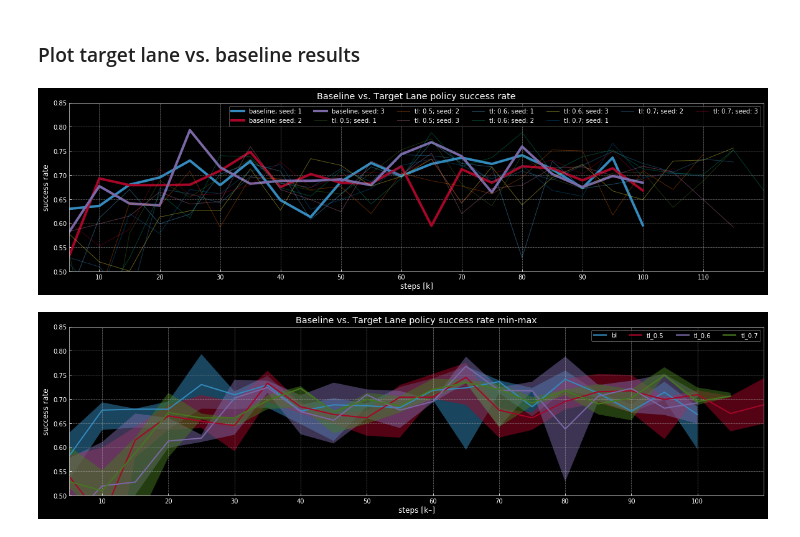
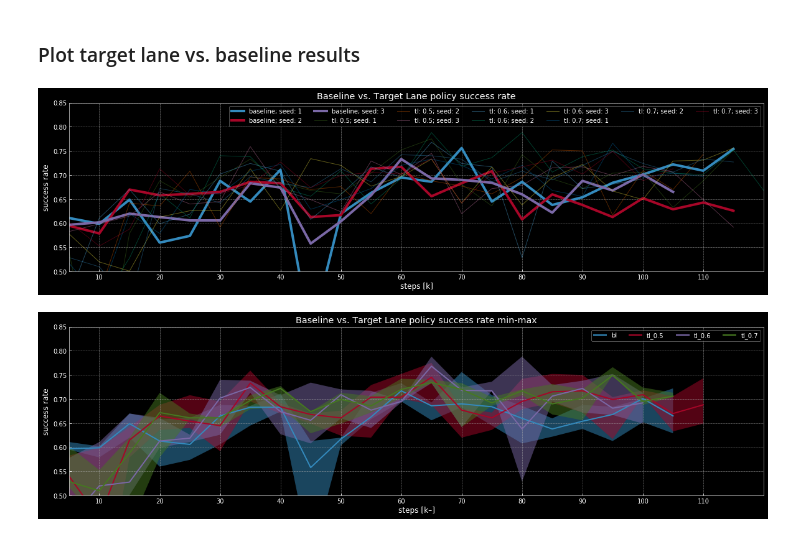
Before and after one commit to Atcold/pytorch-PPUU, a Jupyter notebook: Notebooks/Plotting-success-rate_tl.ipynb, the cells around one changed output. Saved outputs shown, nothing was run; the diff lists cells and outputs as text; code cells hidden in the pictures.

Commit message:
Point notebooks to yairschiff copy of baseline results

```diff
--- a/Notebooks/Plotting-success-rate_tl.ipynb
+++ b/Notebooks/Plotting-success-rate_tl.ipynb
@@ -61,7 +61,11 @@ plt.xlim([5_000, 120_000]);
 # %% [markdown]
 ### Save baseline results
 # %%
-}}
+performance_path_bl = '/misc/vlgscratch4/LecunGroup/nvidia-collab/yairschiff/pytorch-PPUU/' + \
+                      'models_baseline/planning_results'
+name_bl = 'MPUR-policy-deterministic-model=vae-zdropout=0.5-nfeature=256-bsize=6-npred=30-ureg=0.05-lambdal=0.2' + \
+          '-lambdaa=0.0-gamma=0.99-lrtz=0.0-updatez=0-inferz=0-learnedcost=False' + \
+          '-seed={seed}-novaluestep{step}.model.log'
 success_bl = list(list() for seed in seeds)
 for seed in seeds:
     for step in steps:
@@ -102,7 +106,7 @@ plt.xticks(range(10, 100 + 20, 10));
 
 # plt.savefig('Stc-vs-dtr-success_rate.png', bbox_inches = 'tight')
 # %% [output]
-[figure, old version]
+[figure, new version]
 # %%
 # Gather baseline plot elements
 names = ['bl']
@@ -111,33 +115,33 @@ steps_arr = {'bl': steps[:N_arr['bl']]}
 success_arr = {'bl': array([sbl[:N_arr['bl']] for sbl in success_bl])}
 
 # Gather target lane plot elements
 for i, tl in enumerate(tls):
     names.append(f'tl_{tl}')
     N_arr[f'tl_{tl}'] = min([sum(x is not None for x in stl) for stl in success_tl[i]])
     steps_arr[f'tl_{tl}'] = steps[:N_arr[f'tl_{tl}']]
     success_arr[f'tl_{tl}'] = array([stl[:N_arr[f'tl_{tl}']] for stl in success_tl[i]])
 # stats = ('min', 'max', 'median')
 
 for k in names:
     plt.plot(
         array(steps_arr[k]) / 1e3, numpy.median(success_arr[k], 0),
         label=f'{k}',
         linewidth=2,
     )
 for k in names:
     plt.fill_between(
         array(steps_arr[k]) / 1e3, success_arr[k].min(0), success_arr[k].max(0),
         alpha=.5,
     )
 plt.grid(True)
 plt.xlabel('steps [k–]')
 plt.ylabel('success rate')
 plt.legend(ncol=7)
 plt.ylim([0.50, 0.85])
-plt.xlim([5, 110])
+plt.xlim([5, 120])
 plt.title('Baseline vs. Target Lane policy success rate min-max')
-plt.xticks(range(10, 100 + 10, 10));
+plt.xticks(range(10, 100 + 20, 10));
 
 # plt.savefig('Rgr-vs-hrd-success_rate-min-max.png', bbox_inches = 'tight')
 # %% [output]
-[figure, old version]
+[figure, new version]
```
Also changed, not shown: 1 other file.
